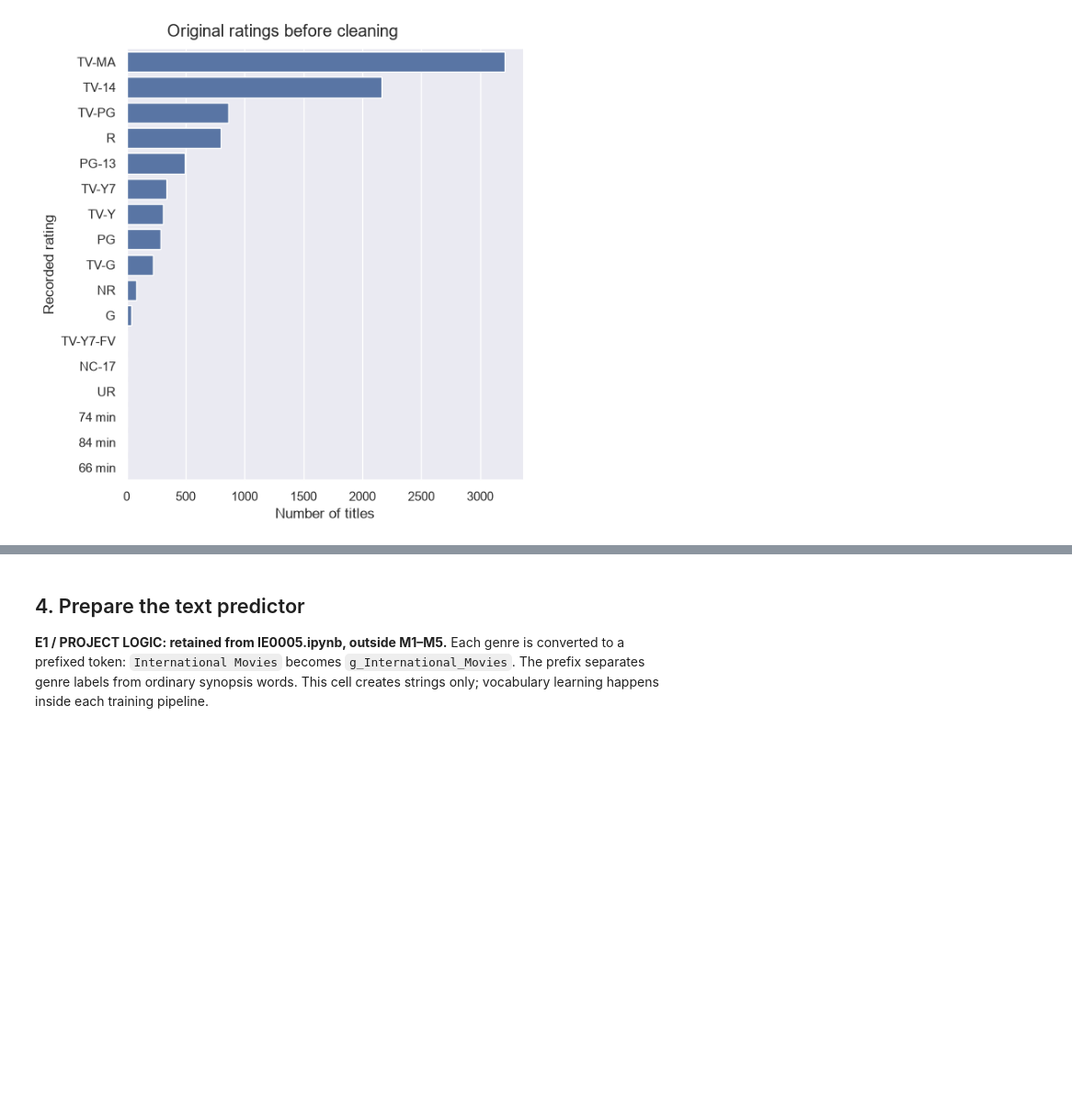
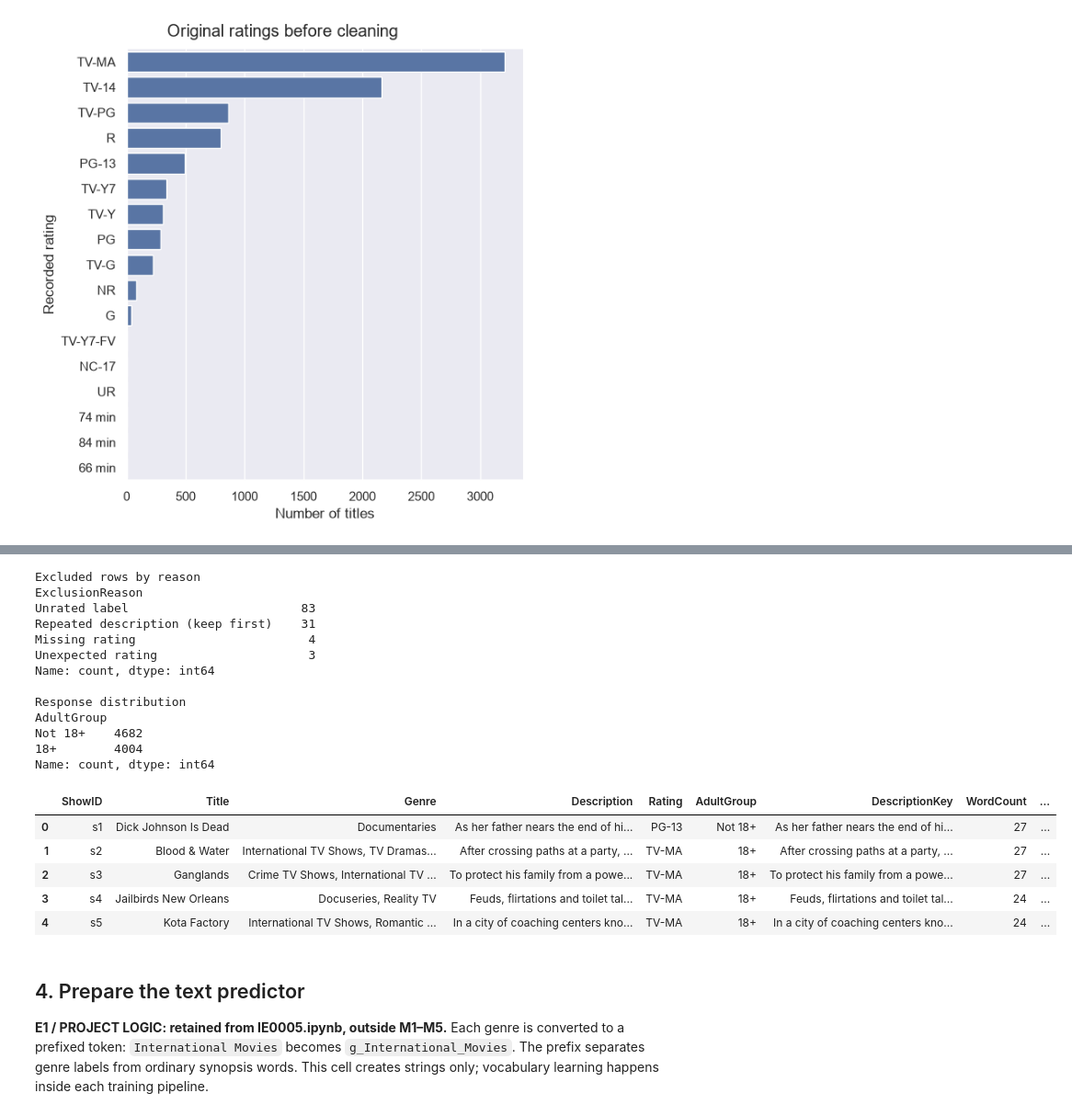
Before and after one commit to kyvenlim72-lang/IE1005-Mini-Project, a Jupyter notebook: IE0005_M1_M5_Style.ipynb, the cells around one changed output, grey strips where cells are left out. Shown at 92% size. Drawn from its saved outputs; the diff is of its cells as text; code cells hidden in the pictures; blank space fills up the shorter version.

Commit message:
Preserve original dataset cleaning code in M1-M5 notebook copy

```diff
--- a/IE0005_M1_M5_Style.ipynb
+++ b/IE0005_M1_M5_Style.ipynb
@@ -268,3 +198,68 @@ Name: count, dtype: int64
+# %%
+# Prepare the original cleaned data for the remaining analysis
+# E5 / PROJECT LOGIC: column names, derived features and audit exports only
+netflix_clean = netflixclean[
+    ["show_id", "title", "listed_in", "description", "rating"]].copy()
+netflix_clean.rename(columns = {
+    "show_id" : "ShowID", "title" : "Title", "listed_in" : "Genre",
+    "description" : "Description", "rating" : "Rating"
+}, inplace = True)
+netflix_clean["AdultGroup"] = netflix_clean["Rating"].isin(
+    ["R", "TV-MA", "NC-17"]).map({True : "18+", False : "Not 18+"})
+netflix_clean["DescriptionKey"] = netflix_clean["Description"]
+netflix_clean["WordCount"] = netflix_clean["Description"].str.split().str.len()
+netflix_clean["CharacterCount"] = netflix_clean["Description"].str.len()
+netflix_clean["GenreCount"] = netflix_clean["Genre"].str.split(",").str.len()
+
+# Audit the rows removed by the original cleaning cell
+eligible = netflixdata[netflixdata["rating"].isin(valid_ratings)].dropna(
+    subset = ["description", "listed_in"]).copy()
+eligible["AdultGroup"] = eligible["rating"].isin(
+    ["R", "TV-MA", "NC-17"]).map({True : "18+", False : "Not 18+"})
+conflicting_descriptions = eligible.groupby("description")["AdultGroup"].nunique()
+exclusion_reason = pd.Series("", index = netflixdata.index, dtype = "object")
+exclusion_reason.loc[netflixdata["rating"].isnull()] = "Missing rating"
+exclusion_reason.loc[netflixdata["rating"].isin(["NR", "UR"])] = "Unrated label"
+exclusion_reason.loc[(exclusion_reason == "") &
+    ~netflixdata["rating"].isin(valid_ratings)] = "Unexpected rating"
+exclusion_reason.loc[(exclusion_reason == "") &
+    netflixdata[["description", "listed_in"]].isnull().any(axis = 1)] = "Missing predictor"
+exclusion_reason.loc[(exclusion_reason == "") &
+    ~netflixdata.index.isin(netflixclean.index)] = "Repeated description (keep first)"
+excluded_data = netflixdata.loc[~netflixdata.index.isin(netflixclean.index)].copy()
+excluded_data["ExclusionReason"] = exclusion_reason.loc[excluded_data.index]
+print("Excluded rows by reason")
+print(excluded_data["ExclusionReason"].value_counts())
+print("\nResponse distribution")
+print(netflix_clean["AdultGroup"].value_counts())
+
+assert netflix_clean.index.equals(netflixclean.index)
+assert netflix_clean["Description"].equals(netflixclean["description"].rename("Description"))
+assert netflix_clean["DescriptionKey"].is_unique
+assert len(netflix_clean) + len(excluded_data) == len(netflixdata)
+netflix_clean.to_csv(output_folder / "netflix_clean.csv", index = False)
+excluded_data.to_csv(output_folder / "excluded_rows.csv", index = False)
+netflix_clean.head()
+# %% [output]
+Excluded rows by reason
+ExclusionReason
+Unrated label                        83
+Repeated description (keep first)    31
+Missing rating                        4
+Unexpected rating                     3
+Name: count, dtype: int64
+
+Response distribution
+AdultGroup
+Not 18+    4682
+18+        4004
+Name: count, dtype: int64
+|  | ShowID | Title | Genre | Description | Rating | AdultGroup | DescriptionKey | WordCount | ... |
+| 0 | s1 | Dick Johnson Is Dead | Documentaries | As her father nears the end of hi... | PG-13 | Not 18+ | As her father nears the end of hi... | 27 | ... |
+| 1 | s2 | Blood & Water | International TV Shows, TV Dramas... | After crossing paths at a party, ... | TV-MA | 18+ | After crossing paths at a party, ... | 27 | ... |
+| 2 | s3 | Ganglands | Crime TV Shows, International TV ... | To protect his family from a powe... | TV-MA | 18+ | To protect his family from a powe... | 27 | ... |
+| 3 | s4 | Jailbirds New Orleans | Docuseries, Reality TV | Feuds, flirtations and toilet tal... | TV-MA | 18+ | Feuds, flirtations and toilet tal... | 24 | ... |
+| 4 | s5 | Kota Factory | International TV Shows, Romantic ... | In a city of coaching centers kno... | TV-MA | 18+ | In a city of coaching centers kno... | 24 | ... |
 # %% [markdown]
 ## 4. Prepare the text predictor
 
```
Also changed, not shown: parts of 5 cells of this notebook, 7 other files.
